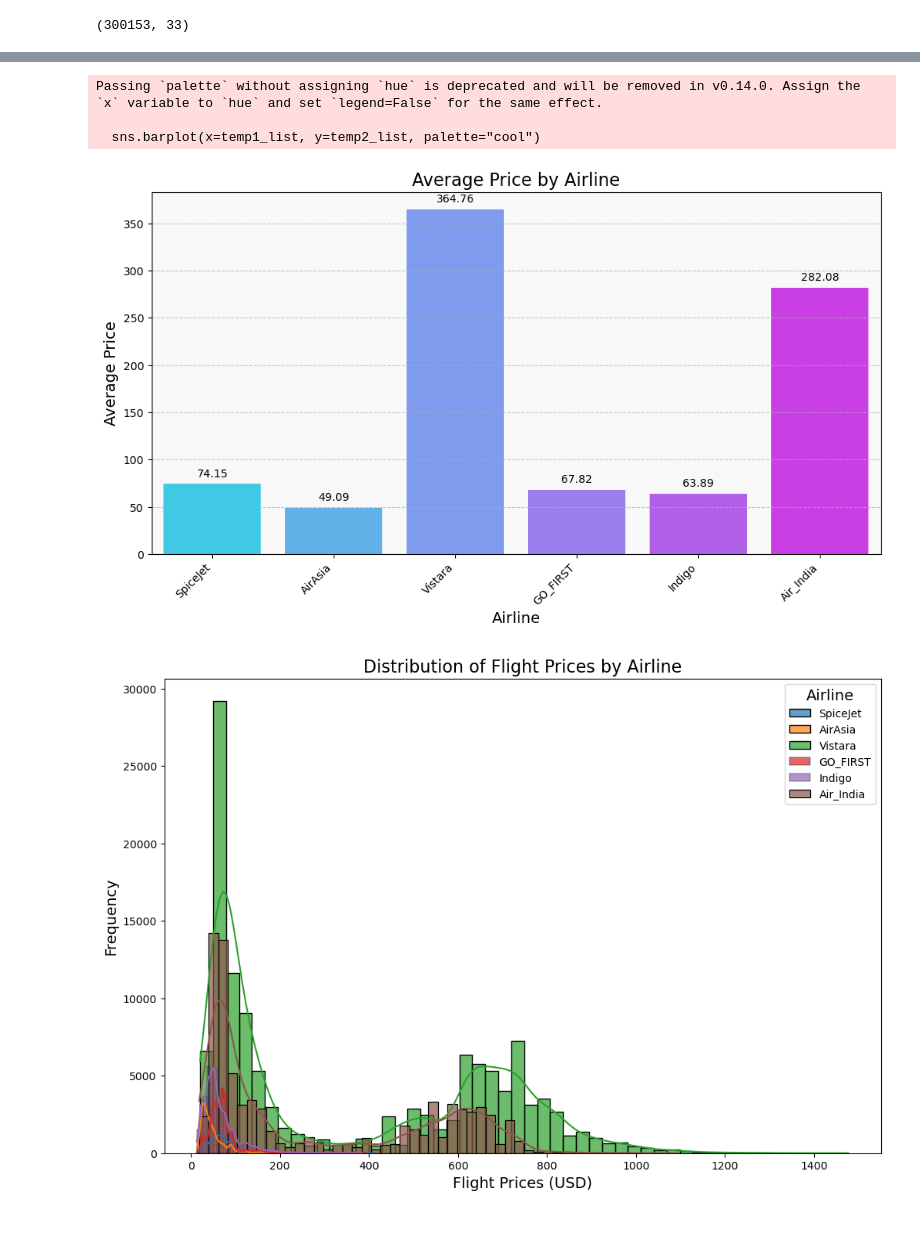
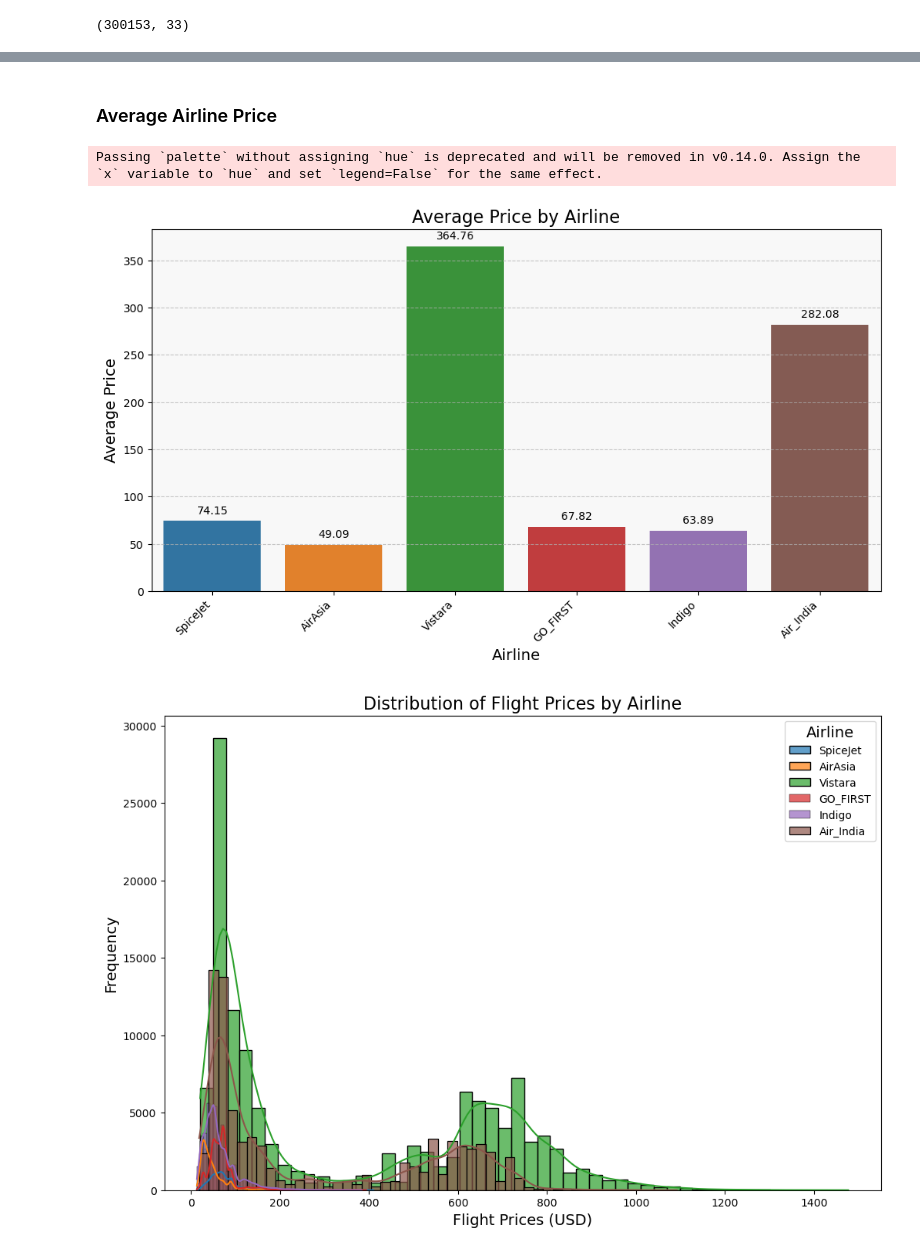
Before and after one commit to LandryHouston/Flight_Price_Prediction, a Jupyter notebook: code/02_data_analysis_FINAL.ipynb, the cells around one changed output, grey strips where cells are left out. Drawn from its saved outputs; the diff is of its cells as text; code cells hidden in the pictures; blank space fills up the shorter version.

```diff
--- a/code/02_data_analysis_FINAL.ipynb
+++ b/code/02_data_analysis_FINAL.ipynb
@@ -84,32 +118,32 @@ encoded_df.shape
+# %% [markdown]
+### Average Airline Price
 # %%
 temp1_list = []
 temp2_list = []
 for i in df["airline"].unique():
     # print(f"airline {i} average price is {df.groupby('airline').get_group(i)['price'].mean()}")
     temp1_list.append(i)
     temp2_list.append(df.groupby("airline").get_group(i)["price"].mean())
 
 plt.figure(figsize=(12, 6))
-sns.barplot(x=temp1_list, y=temp2_list, palette="cool")
+sns.barplot(x=temp1_list, y=temp2_list, palette="tab10")
 
 plt.xticks(rotation=45, ha="right")
 
 plt.xlabel("Airline", fontsize=14)
 plt.ylabel("Average Price", fontsize=14)
 plt.title("Average Price by Airline", fontsize=16)
 
 # Add data labels on top of each bar
 for i, v in enumerate(temp2_list):
     plt.text(i, v + 5, round(v, 2), ha="center", va="bottom", fontsize=10)
 
 plt.gca().set_facecolor("#f8f8f8")
 plt.grid(axis="y", linestyle="--", alpha=0.7)
 plt.savefig("../images/average_price_airline.png", bbox_inches="tight");
 # %% [output]
 Passing `palette` without assigning `hue` is deprecated and will be removed in v0.14.0. Assign the `x` variable to `hue` and set `legend=False` for the same effect.
-
-  sns.barplot(x=temp1_list, y=temp2_list, palette="cool")
-[figure, old version]
+[figure, new version]
 # %%
 plt.figure(figsize=(12, 8))
 
```
Also changed, not shown: parts of 33 cells of this notebook.
